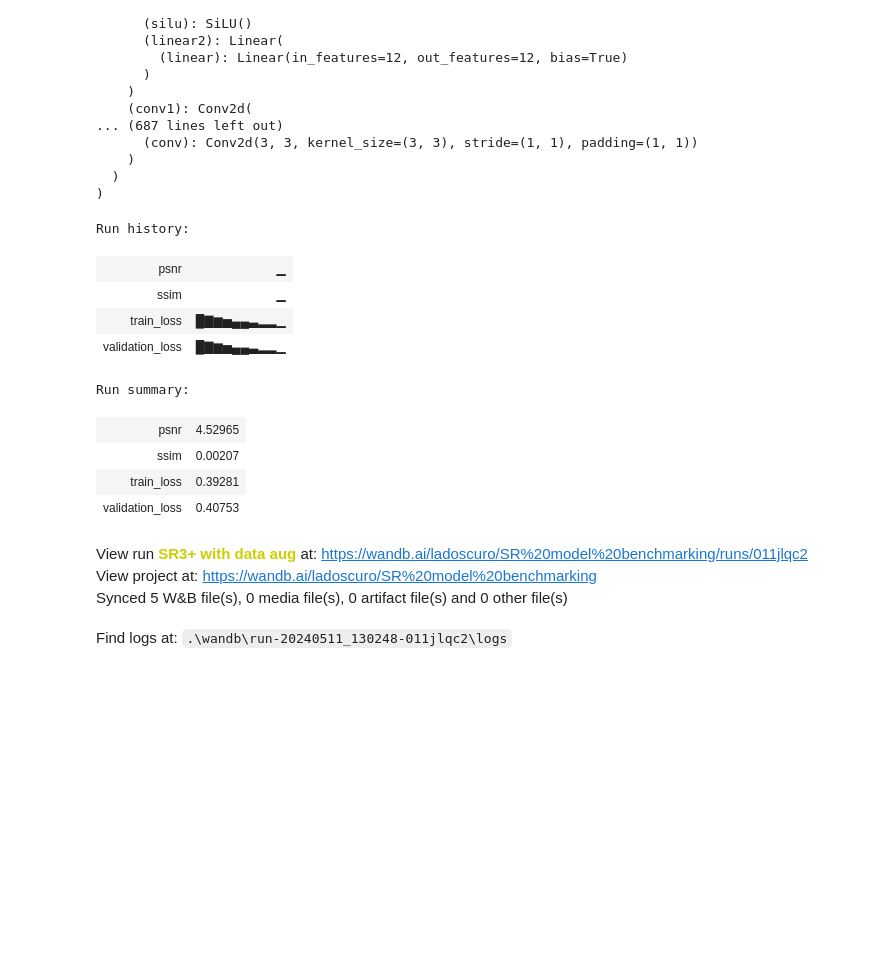
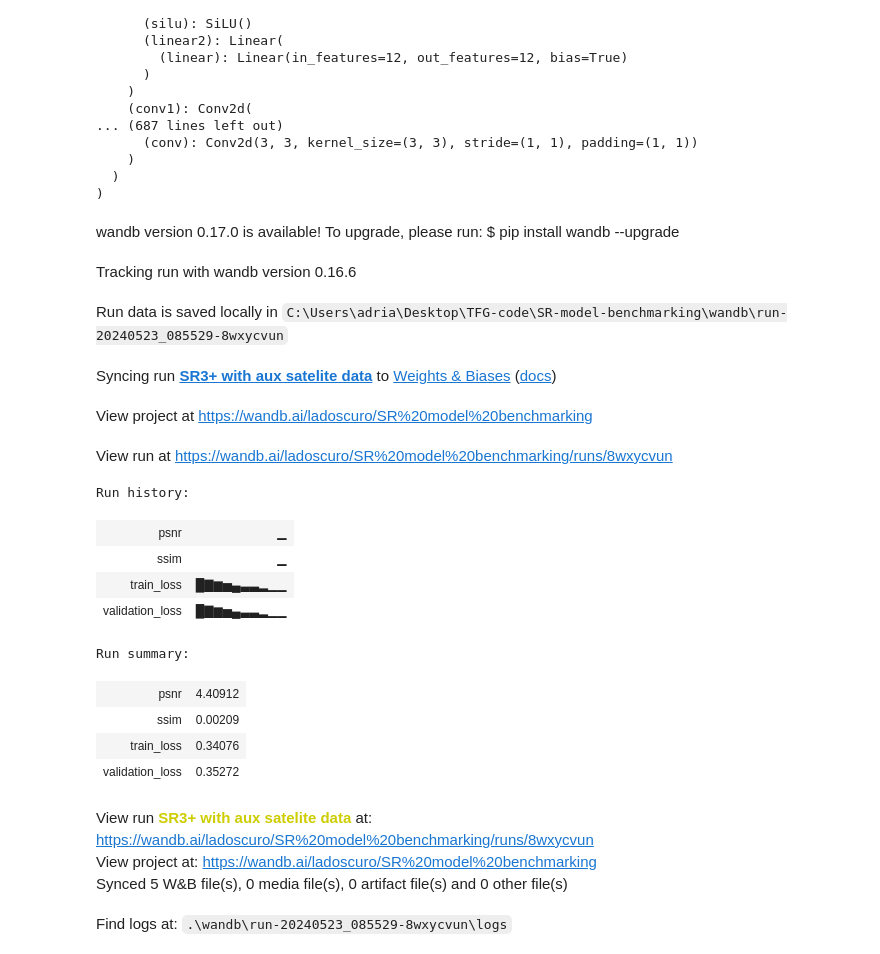
Before and after one commit to Descalabreitor/Satelite-Superresolution-diffusion, a Jupyter notebook: experiments.ipynb, the cells around one changed output. Saved outputs shown, nothing was run; the diff lists cells and outputs as text; code cells hidden in the pictures; blank space fills up the shorter version.

```diff
--- a/experiments.ipynb
+++ b/experiments.ipynb
@@ -34,7 +34,7 @@ transforms = Compose(
     RandomEqualize()]
 )
 
-dataset = AerialDataset(dataset_dir, lr_size, hr_size, data_augmentation = transforms)
+dataset = AerialDataset(dataset_dir, lr_size, hr_size, data_augmentation = transforms, aux_sat_prob= 0.5, sat_dataset_path= "E:\\TFG\\satelite_dataset\\64_256")
 train_dataset, val_dataset, test_dataset = random_split(dataset, [0.6, 0.2, 0.2], generator=torch.Generator().manual_seed(420))
 
 train_dataloader = DataLoader(train_dataset, batch_size=batch_size, shuffle=True)
@@ -48,7 +48,7 @@ device = torch.device('cuda' if torch.cuda.is_available() else 'cpu')
 from models.SRDiff.diffusion import GaussianDiffusion
 from models.SRDiff.diffsr_modules import Unet, RRDBNet
 losstype = "l2"
-model_name = f"SRDiff{losstype}DA"
+model_name = f"SRDiff{losstype}auxsatdata"
 hidden_size = 64
 dim_mults = [1,2,2,4]
 rrdb_num_features = 32
@@ -77,7 +77,7 @@ gamma = 0.5
 
 optimizer = torch.optim.Adam(model.parameters(), lr=lr)
 scheduler = torch.optim.lr_scheduler.StepLR(optimizer, step_size=decay_steps, gamma=gamma)
-max_steps = 20
+max_steps = 5
 hyperparams = {
     "max_steps": 100,
     "model": "SRDifftrainedRRDB",
@@ -96,7 +96,7 @@ hyperparams = {
 }
 
 project_name = "SR model benchmarking"
-run_name = "SRDiff with data augmentation"
+run_name = model_name
 wandb.login()
 wandb.init(project=project_name, config=hyperparams, name=run_name)
 
@@ -236,39 +235,45 @@ optimizer = torch.optim.Adam(SR3plus_model.parameters(), lr=hyperparams["lr"])
 scheduler = torch.optim.lr_scheduler.StepLR(optimizer, step_size=hyperparams["decay_steps"], gamma=hyperparams["gamma"])
 # %%
 project_name = "SR model benchmarking"
-run_name = "SR3+ with data aug"
+run_name = "SR3+  with aux satelite data"
 wandb.login()
 wandb.init(project=project_name, config=hyperparams, name=run_name)
 
 trainer = SR3Trainer(metrics_used=["ssim", "psnr"], model_name="SR3+")
 trainer.set_model(SR3plus_model)
 trainer.set_optimizer(optimizer)
 trainer.set_scheduler(scheduler)
 for step in range(hyperparams["epochs"]):
     with torch.no_grad():
         val_loss = trainer.validate(val_dataloader)
     train_loss = trainer.train(train_dataloader)
     torch.cuda.empty_cache()
     trainer.save_model("models_state_dic")
 
     torch.cuda.empty_cache()
     wandb.log({"train_loss": train_loss, "validation_loss": val_loss})
 
 test_metrics = trainer.test(test_dataloader)
 wandb.log(test_metrics)
 wandb.finish()
 # %% [output]
+wandb version 0.17.0 is available! To upgrade, please run: $ pip install wandb --upgrade
+Tracking run with wandb version 0.16.6
+Run data is saved locally in C:\Users\adria\Desktop\TFG-code\SR-model-benchmarking\wandb\run-20240523_085529-8wxycvun
+Syncing run SR3+ with aux satelite data to Weights & Biases (docs)
+View project at https://wandb.ai/ladoscuro/SR%20model%20benchmarking
+View run at https://wandb.ai/ladoscuro/SR%20model%20benchmarking/runs/8wxycvun
 Run history:
 | psnr | ▁ |
 | ssim | ▁ |
-| train_loss | █▇▆▅▄▄▃▂▂▁ |
-| validation_loss | █▇▆▅▄▄▃▂▂▁ |
+| train_loss | █▇▆▅▄▃▃▂▁▁ |
+| validation_loss | █▇▆▅▄▃▃▂▁▁ |
 Run summary:
-| psnr | 4.52965 |
-| ssim | 0.00207 |
-| train_loss | 0.39281 |
-| validation_loss | 0.40753 |
+| psnr | 4.40912 |
+| ssim | 0.00209 |
+| train_loss | 0.34076 |
+| validation_loss | 0.35272 |
-View run SR3+ with data aug at: https://wandb.ai/ladoscuro/SR%20model%20benchmarking/runs/011jlqc2
-View project at: https://wandb.ai/ladoscuro/SR%20model%20benchmarking
-Synced 5 W&B file(s), 0 media file(s), 0 artifact file(s) and 0 other file(s)
-Find logs at: .\wandb\run-20240511_130248-011jlqc2\logs
+View run SR3+ with aux satelite data at: https://wandb.ai/ladoscuro/SR%20model%20benchmarking/runs/8wxycvun
+View project at: https://wandb.ai/ladoscuro/SR%20model%20benchmarking
+Synced 5 W&B file(s), 0 media file(s), 0 artifact file(s) and 0 other file(s)
+Find logs at: .\wandb\run-20240523_085529-8wxycvun\logs
```
Also changed, not shown: parts of 3 cells of this notebook, 1 other file.
